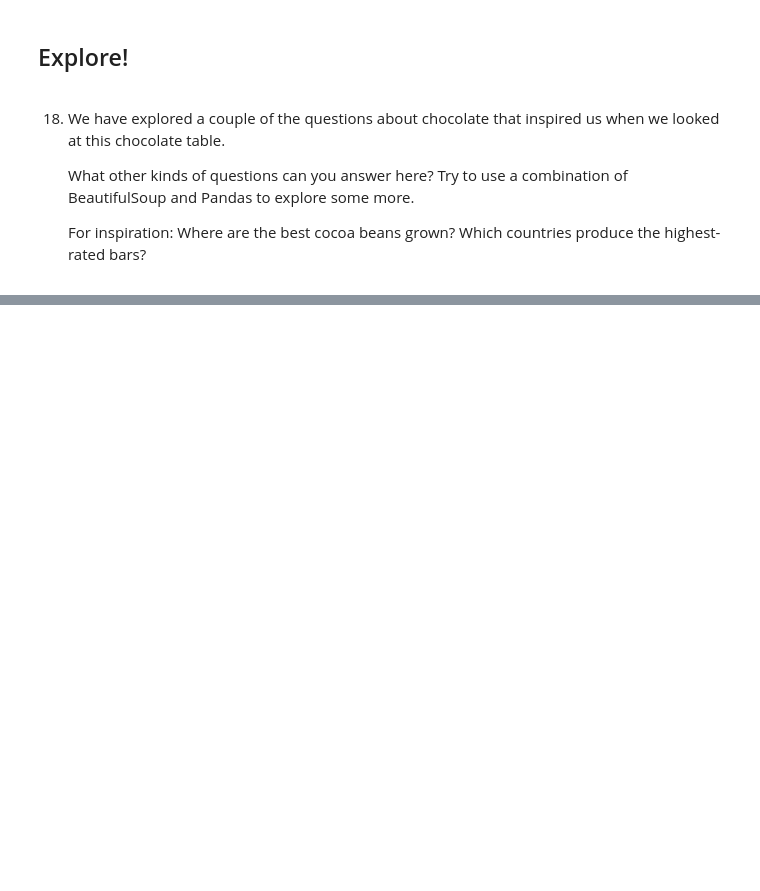
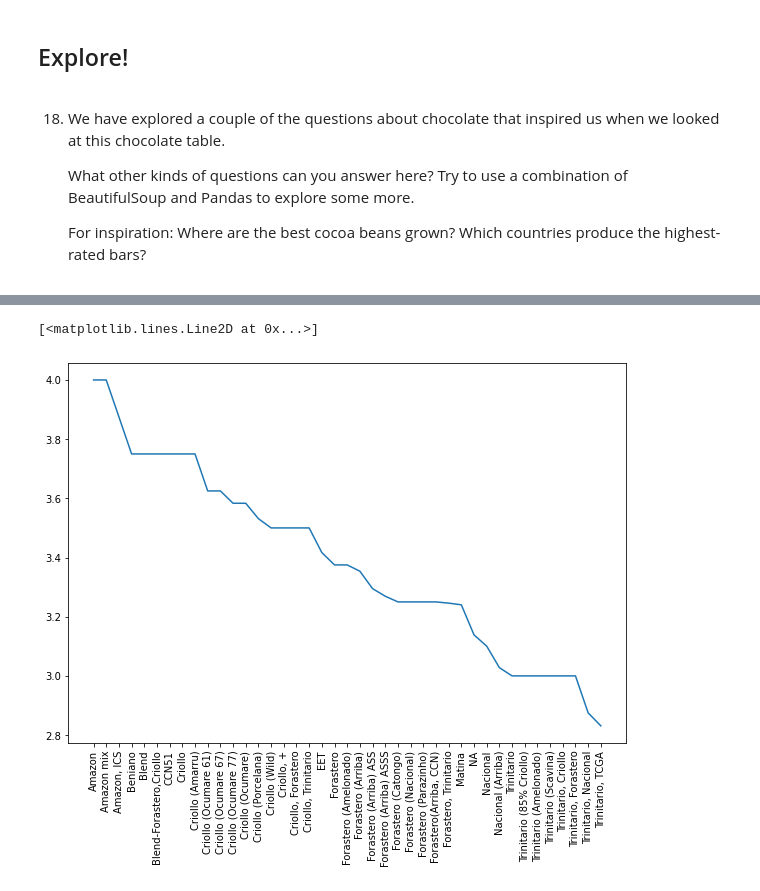
Before and after one commit to Kubiti/chocolate-scraping, a Jupyter notebook: [Chocolate Scraping with Beautiful Soup].ipynb, the cells around one changed output, grey strips where cells are left out. Saved outputs shown, nothing was run; the diff lists cells and outputs as text; code cells hidden in the pictures; blank space fills up the shorter version.

Commit message:
Bean Type analysis

```diff
--- a/[Chocolate Scraping with Beautiful Soup].ipynb
+++ b/[Chocolate Scraping with Beautiful Soup].ipynb
@@ -302,3 +302,11 @@ plt.show()
     What other kinds of questions can you answer here? Try to use a combination of BeautifulSoup and Pandas to explore some more.
 
     For inspiration: Where are the best cocoa beans grown? Which countries produce the highest-rated bars?
+# %%
+bean_tags = soup.find_all(attrs={'class': 'BeanType'})
+# bean_tags
+bean_types = [bean_tag.get_text() for bean_tag in bean_tags[1:]]
+# bean_types
+chocolate_df['BeanType'] = bean_types
+chocolate_df['BeanType'].replace(['\xa0', ''], 'NA', inplace=True)
+chocolate_df
@@ -304,0 +327,3 @@ plt.show()
+# %%
+avg_bean_rating = chocolate_df.groupby('BeanType').Ratings.mean().reset_index()
+avg_bean_rating
@@ -304,0 +355,11 @@ plt.show()
+# %%
+avg_bean_rating_sorted = avg_bean_rating.sort_values(by='Ratings', ascending=False)
+avg_bean_rating_sorted
+# %%
+plt.figure(figsize=(10, 7))
+ax = plt.subplot()
+ax.set_xticklabels(avg_bean_rating['BeanType'], rotation=90)
+plt.plot(avg_bean_rating_sorted['BeanType'], avg_bean_rating_sorted['Ratings'])
+# %% [output]
+[<matplotlib.lines.Line2D at 0x...>]
+[figure, added]
```
Also changed, not shown: parts of 4 cells of this notebook, 1 other file.
